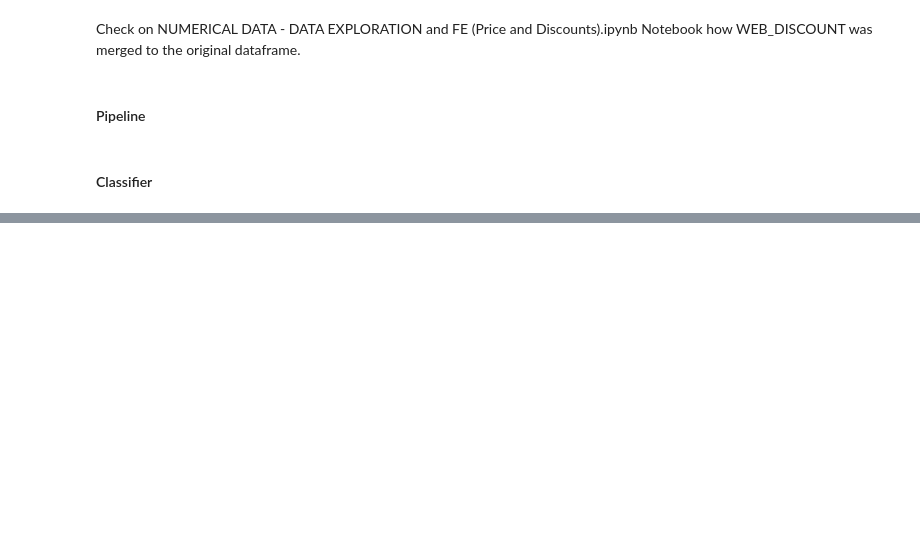
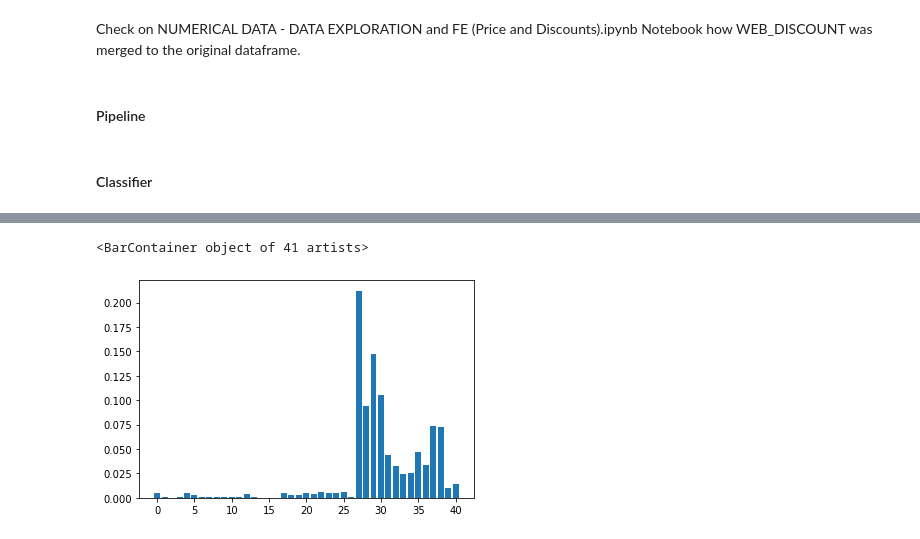
Before and after one commit to Laurajmoreno/ML_and_CRO, a Jupyter notebook: CLASSIFICATION-Random-Forest-partial-with-join_df-fulldata.ipynb, the cells around one changed output, grey strips where cells are left out. Cells and saved outputs as stored; diff of their text form; code cells hidden in the pictures; blank space fills up the shorter version.

```diff
--- a/CLASSIFICATION-Random-Forest-partial-with-join_df-fulldata.ipynb
+++ b/CLASSIFICATION-Random-Forest-partial-with-join_df-fulldata.ipynb
@@ -88,0 +68,25 @@ memory usage: 557.7+ MB
+# %%
+## DISCOUNT COLUMN
+
+# Discount Data
+disc_datafile=os.path.join(data_root,'Descuentos.csv')
+disc_info=pd.read_csv(disc_datafile,sep=";")
+disc_info['FECHA INICIO']=pd.to_datetime(disc_info['FECHA INICIO'],format='%Y%m%d%H%M')
+disc_info['FECHA FIN']=pd.to_datetime(disc_info['FECHA FIN'],format='%Y%m%d%H%M')
+df['dateTime']=pd.to_datetime(df['ga:dateHourMinute'],format='%Y%m%d%H%M')
+disc_info.rename(columns={"PORCENTAJE DESCUENTO": "PORCENTAJE_DESCUENTO","FECHA INICIO": "FECHA_INICIO","FECHA FIN": "FECHA_FIN"}, inplace=True)
+
+# Merge with PandasSQL
+import sqlite3
+conn = sqlite3.connect(":memory:")
+df.to_sql("df", conn, index=False)
+disc_info.to_sql("disc_info", conn, index=False)
+qry = "SELECT * FROM df LEFT JOIN disc_info ON df.dateTime>=disc_info.FECHA_INICIO AND df.dateTime<=disc_info.FECHA_FIN"
+df = pd.read_sql_query(qry,conn)
+df.drop(['dateTime','Nombre','FECHA_INICIO','FECHA_FIN'],axis=1, inplace=True)
+df.rename(columns={"PORCENTAJE_DESCUENTO": "Web_Discount"}, inplace=True)
+df['Web_Discount'].fillna(0,inplace=True)
+del(disc_info)
+df.info()
+
+# Check NUMERICAL DATA - DATA EXPLORATION and FE (Price and Discounts).ipynb Notebook for more information
@@ -1783,0 +1795,3 @@ array([[889699,   7079],
+# %%
+importance = pipeline.steps[1][1].feature_importances_
+importance
@@ -1783,0 +1831,5 @@ array([[889699,   7079],
+# %%
+plt.bar([x for x in range(len(importance))],importance)
+# %% [output]
+<BarContainer object of 41 artists>
+[figure, added]
```
Also changed, not shown: parts of 15 cells of this notebook, 1 other file.
